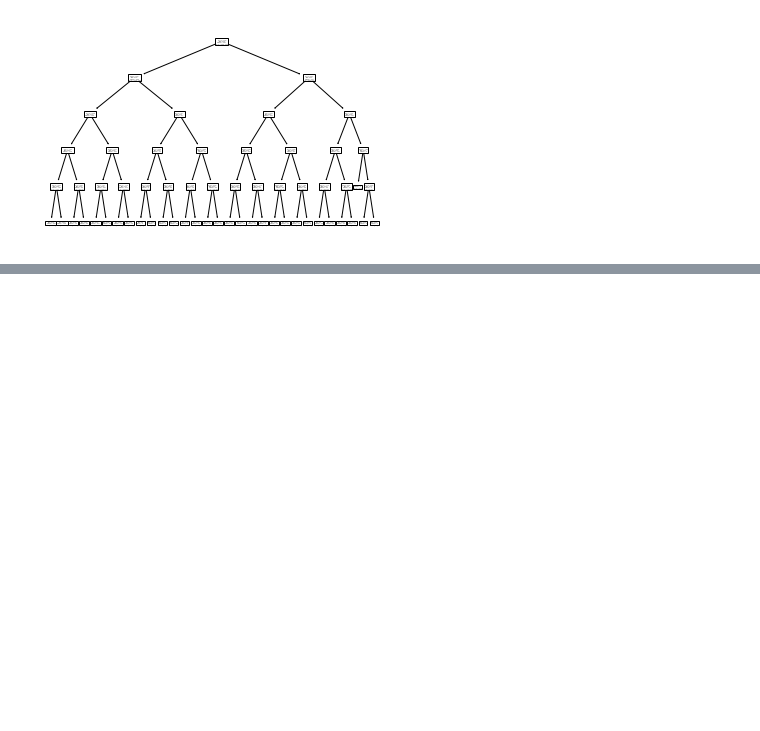
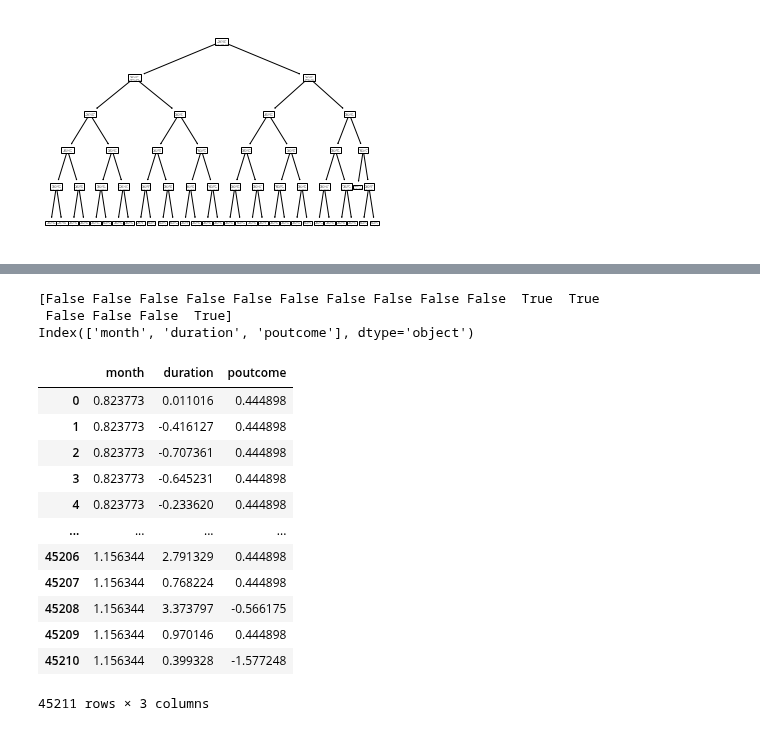
Before and after one commit to Rogerio-mack/Machine-Learning-I, a Jupyter notebook: ML5_DecisionTrees_ex_solucao.ipynb, the cells around one changed output, grey strips where cells are left out. Saved outputs shown, nothing was run; the diff lists cells and outputs as text; code cells hidden in the pictures; blank space fills up the shorter version.

```diff
--- a/ML5_DecisionTrees_ex_solucao.ipynb
+++ b/ML5_DecisionTrees_ex_solucao.ipynb
@@ -412,0 +419,32 @@ tree.plot_tree(clf)
+# %%
+from sklearn.feature_selection import SelectKBest
+from sklearn.feature_selection import chi2
+from sklearn.feature_selection import mutual_info_classif
+
+X = X
+y = y
+
+select_features = SelectKBest(mutual_info_classif, k=3).fit(X, y)
+print( select_features.get_support() )
+print( X.columns[select_features.get_support()] )
+
+X_new = select_features.transform(X)
+
+pd.DataFrame( X_new, columns= X.columns[select_features.get_support()] )
+# %% [output]
+[False False False False False False False False False False  True  True
+ False False False  True]
+Index(['month', 'duration', 'poutcome'], dtype='object')
+|  | month | duration | poutcome |
+| 0 | 0.823773 | 0.011016 | 0.444898 |
+| 1 | 0.823773 | -0.416127 | 0.444898 |
+| 2 | 0.823773 | -0.707361 | 0.444898 |
+| 3 | 0.823773 | -0.645231 | 0.444898 |
+| 4 | 0.823773 | -0.233620 | 0.444898 |
+| ... | ... | ... | ... |
+| 45206 | 1.156344 | 2.791329 | 0.444898 |
+| 45207 | 1.156344 | 0.768224 | 0.444898 |
+| 45208 | 1.156344 | 3.373797 | -0.566175 |
+| 45209 | 1.156344 | 0.970146 | 0.444898 |
+| 45210 | 1.156344 | 0.399328 | -1.577248 |
+45211 rows × 3 columns
```
Also changed, not shown: parts of 4 cells of this notebook.
